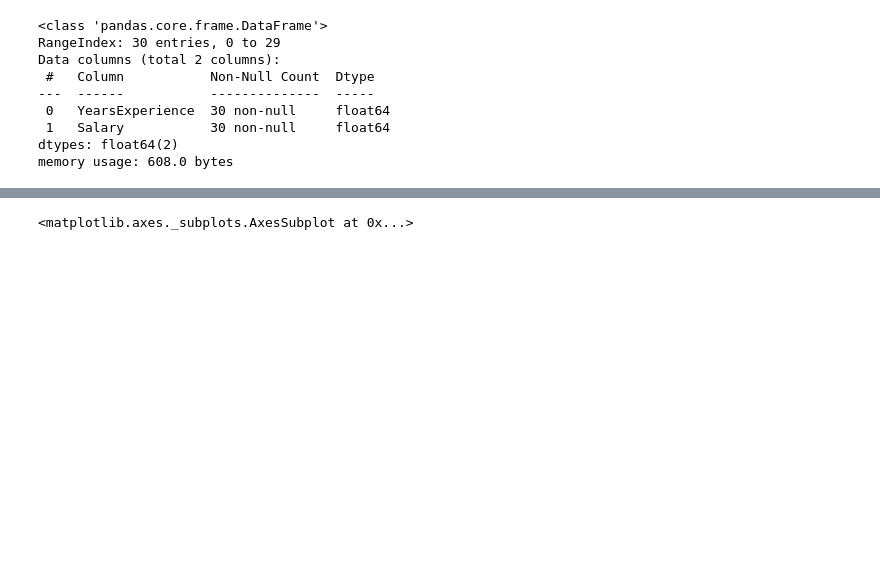
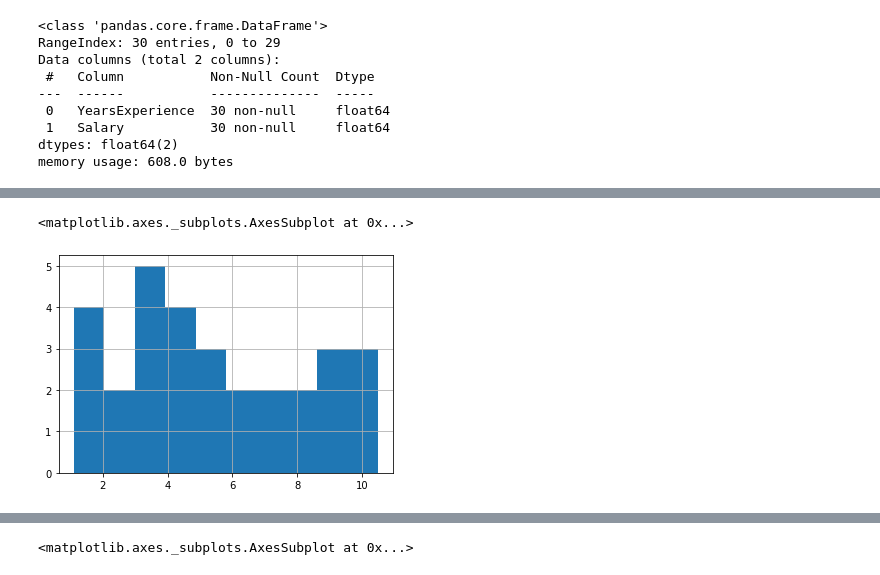
Before and after one commit to bismahashim/Assignment, a Jupyter notebook: Assignment_Simple_Linear_Regression_Q2.ipynb, the cells around one changed output, grey strips where cells are left out. Cells and saved outputs as stored; diff of their text form; code cells hidden in the pictures; blank space fills up the shorter version.

```diff
--- a/Assignment_Simple_Linear_Regression_Q2.ipynb
+++ b/Assignment_Simple_Linear_Regression_Q2.ipynb
@@ -30,0 +61,3 @@ memory usage: 608.0 bytes
+# %%
+data=data.drop_duplicates()
+data.head()
@@ -30,0 +71,5 @@ memory usage: 608.0 bytes
+# %%
+data['YearsExperience'].hist()
+# %% [output]
+<matplotlib.axes._subplots.AxesSubplot at 0x...>
+[figure, added]
```
Also changed, not shown: parts of 11 cells of this notebook.
